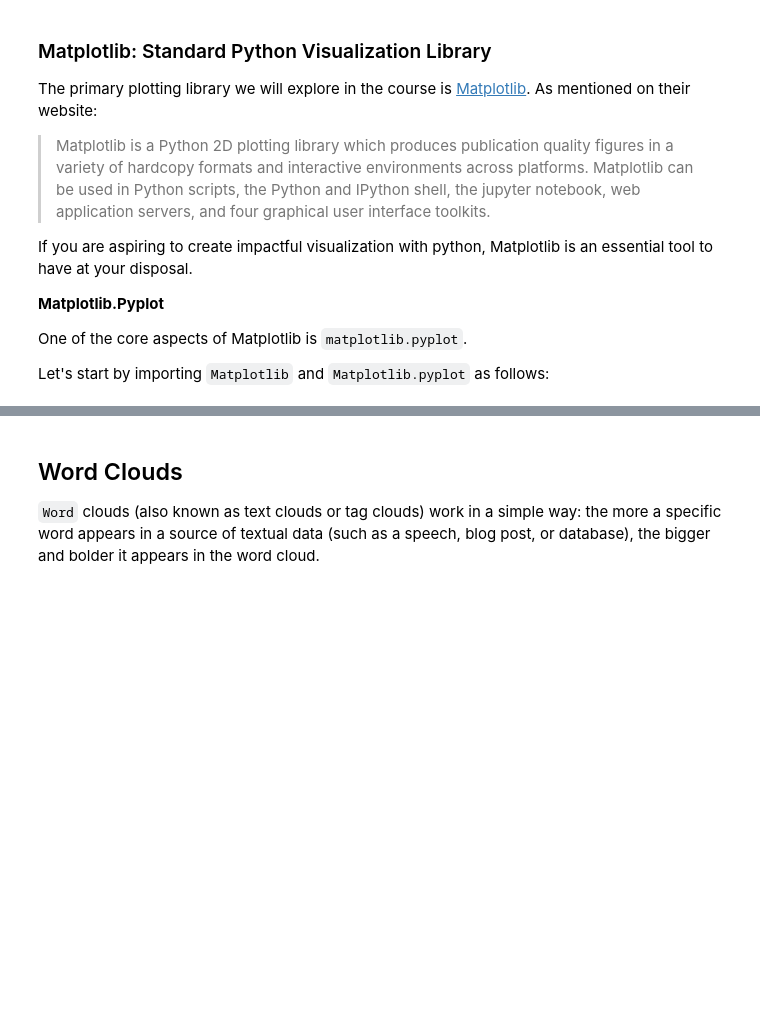
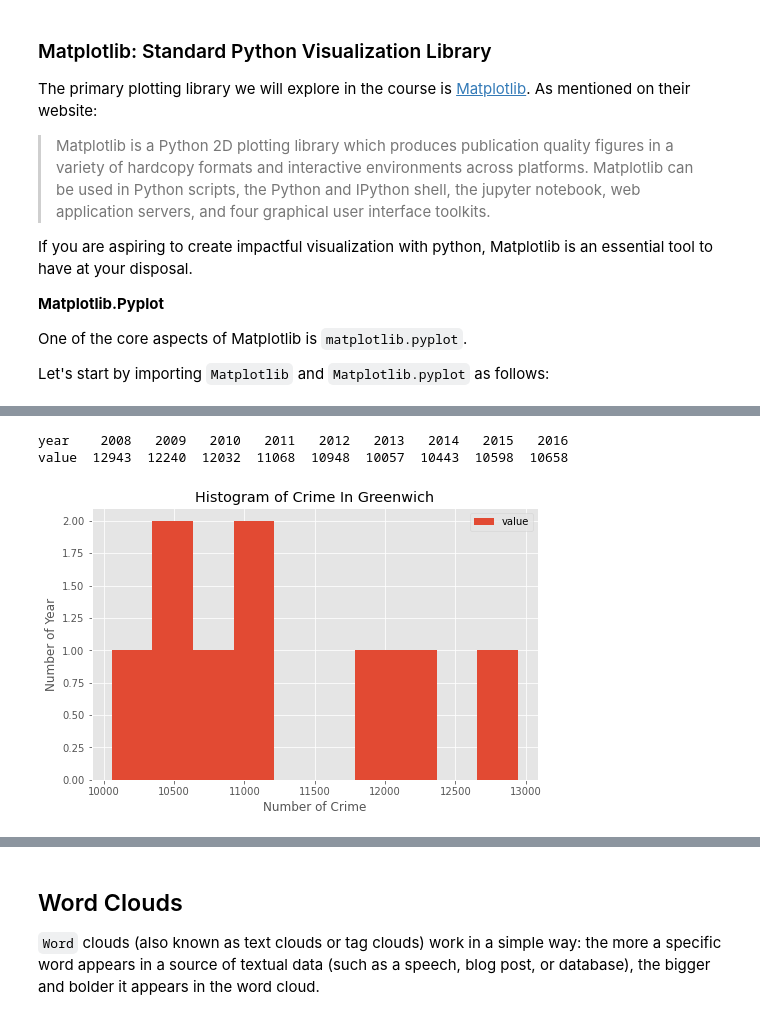
Before and after one commit to suryabarokah/h8-42, a Jupyter notebook: PYTN_Assgn_1_42_SuryaBarokah.ipynb, the cells around one changed output, grey strips where cells are left out. Cells and saved outputs as stored; diff of their text form; code cells hidden in the pictures; blank space fills up the shorter version.

```diff
--- a/PYTN_Assgn_1_42_SuryaBarokah.ipynb
+++ b/PYTN_Assgn_1_42_SuryaBarokah.ipynb
@@ -135,2 +133,3 @@ criminal = df[df['value'] > 0]
 # %%
-criminal[['year','value']].groupby('year', axis=0).sum()
+crim_sutton = df[(df['value'] > 0) & (df['borough'] == 'Sutton')]
+df_crim_sutton = crim_sutton[['year','value']].groupby(['year'], axis=0).sum()
@@ -346,0 +212,24 @@ plt.show()
+# %%
+# Write your function below
+
+# Graded-Funtion Begin (~2 Lines)
+crim_greenwich = df[df['borough'] == 'Greenwich']
+df_crim_greenwich = crim_sutton[['year','value']].groupby(['year'], axis=0).sum()
+print(df_crim_greenwich.transpose())
+
+
+
+count, bin_edges = np.histogram(df_crim_greenwich)
+df_crim_greenwich.plot(kind='hist', figsize=(8, 5))
+
+# Graded-Funtion End
+
+plt.title('Histogram of Crime In Greenwich') # add a title to the histogram
+plt.ylabel('Number of Year') # add y-label
+plt.xlabel('Number of Crime') # add x-label
+
+plt.show()
+# %% [output]
+year    2008   2009   2010   2011   2012   2013   2014   2015   2016
+value  12943  12240  12032  11068  10948  10057  10443  10598  10658
+[figure, added]
```
Also changed, not shown: parts of 46 cells of this notebook.
